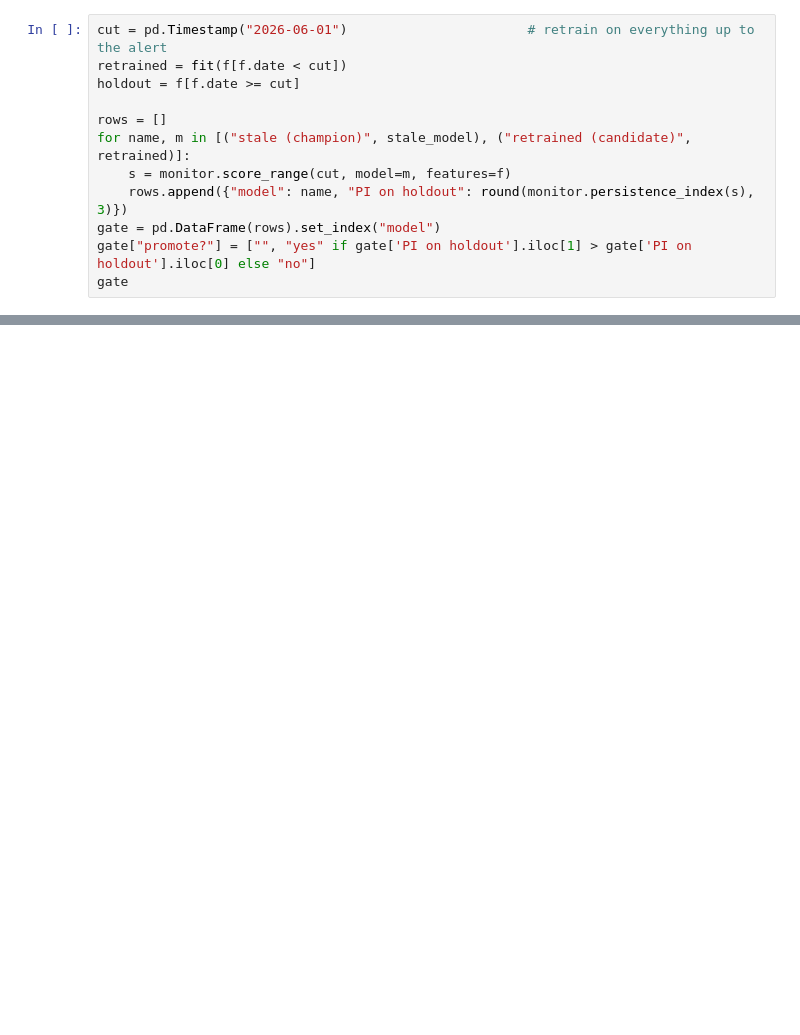
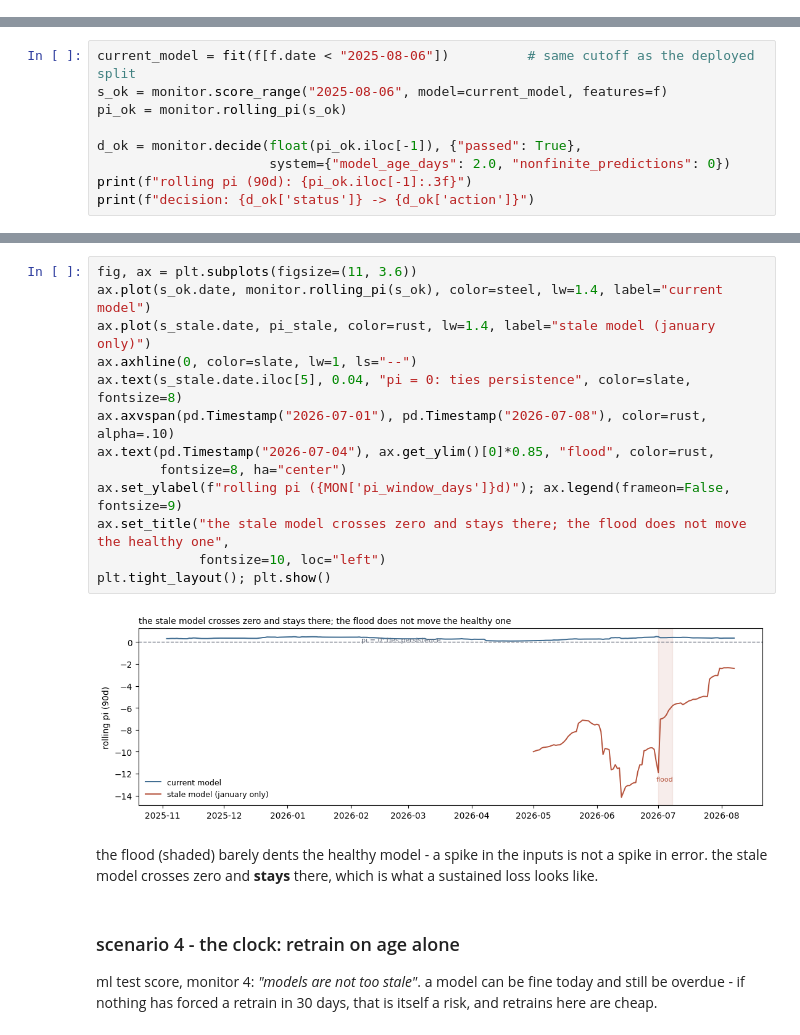
Before and after one commit to babnigg/streamflow-mlops, a Jupyter notebook: notebooks/05_monitoring.ipynb, the cells around one changed output, grey strips where cells are left out. Cells and saved outputs as stored; diff of their text form; blank space fills up the shorter version.

```diff
--- a/notebooks/05_monitoring.ipynb
+++ b/notebooks/05_monitoring.ipynb
@@ -108,12 +0,0 @@ ax.legend(fontsize=8); plt.tight_layout(); plt.show()
-# %%
-cut = pd.Timestamp("2026-06-01")                       # retrain on everything up to the alert
-retrained = fit(f[f.date < cut])
-holdout = f[f.date >= cut]
-
-rows = []
-for name, m in [("stale (champion)", stale_model), ("retrained (candidate)", retrained)]:
-    s = monitor.score_range(cut, model=m, features=f)
-    rows.append({"model": name, "PI on holdout": round(monitor.persistence_index(s), 3)})
-gate = pd.DataFrame(rows).set_index("model")
-gate["promote?"] = ["", "yes" if gate['PI on holdout'].iloc[1] > gate['PI on holdout'].iloc[0] else "no"]
-gate
@@ -198,0 +132,9 @@ log[["as_of", "status", "action", "pi", "reason"]].tail(4)
+# %%
+current_model = fit(f[f.date < "2025-08-06"])          # same cutoff as the deployed split
+s_ok = monitor.score_range("2025-08-06", model=current_model, features=f)
+pi_ok = monitor.rolling_pi(s_ok)
+
+d_ok = monitor.decide(float(pi_ok.iloc[-1]), {"passed": True},
+                      system={"model_age_days": 2.0, "nonfinite_predictions": 0})
+print(f"rolling pi (90d): {pi_ok.iloc[-1]:.3f}")
+print(f"decision: {d_ok['status']} -> {d_ok['action']}")
@@ -198,0 +251,25 @@ log[["as_of", "status", "action", "pi", "reason"]].tail(4)
+# %%
+fig, ax = plt.subplots(figsize=(11, 3.6))
+ax.plot(s_ok.date, monitor.rolling_pi(s_ok), color=steel, lw=1.4, label="current model")
+ax.plot(s_stale.date, pi_stale, color=rust, lw=1.4, label="stale model (january only)")
+ax.axhline(0, color=slate, lw=1, ls="--")
+ax.text(s_stale.date.iloc[5], 0.04, "pi = 0: ties persistence", color=slate, fontsize=8)
+ax.axvspan(pd.Timestamp("2026-07-01"), pd.Timestamp("2026-07-08"), color=rust, alpha=.10)
+ax.text(pd.Timestamp("2026-07-04"), ax.get_ylim()[0]*0.85, "flood", color=rust,
+        fontsize=8, ha="center")
+ax.set_ylabel(f"rolling pi ({MON['pi_window_days']}d)"); ax.legend(frameon=False, fontsize=9)
+ax.set_title("the stale model crosses zero and stays there; the flood does not move the healthy one",
+             fontsize=10, loc="left")
+plt.tight_layout(); plt.show()
+# %% [output]
+[figure, added]
+# %% [markdown]
+the flood (shaded) barely dents the healthy model - a spike in the inputs is not a
+spike in error. the stale model crosses zero and **stays** there, which is what a
+sustained loss looks like.
+# %% [markdown]
+### scenario 4 - the clock: retrain on age alone
+
+ml test score, monitor 4: *"models are not too stale"*. a model can be fine today
+and still be overdue - if nothing has forced a retrain in 30 days, that is itself
+a risk, and retrains here are cheap.
```
Also changed, not shown: parts of 62 cells of this notebook, 19 other files.
